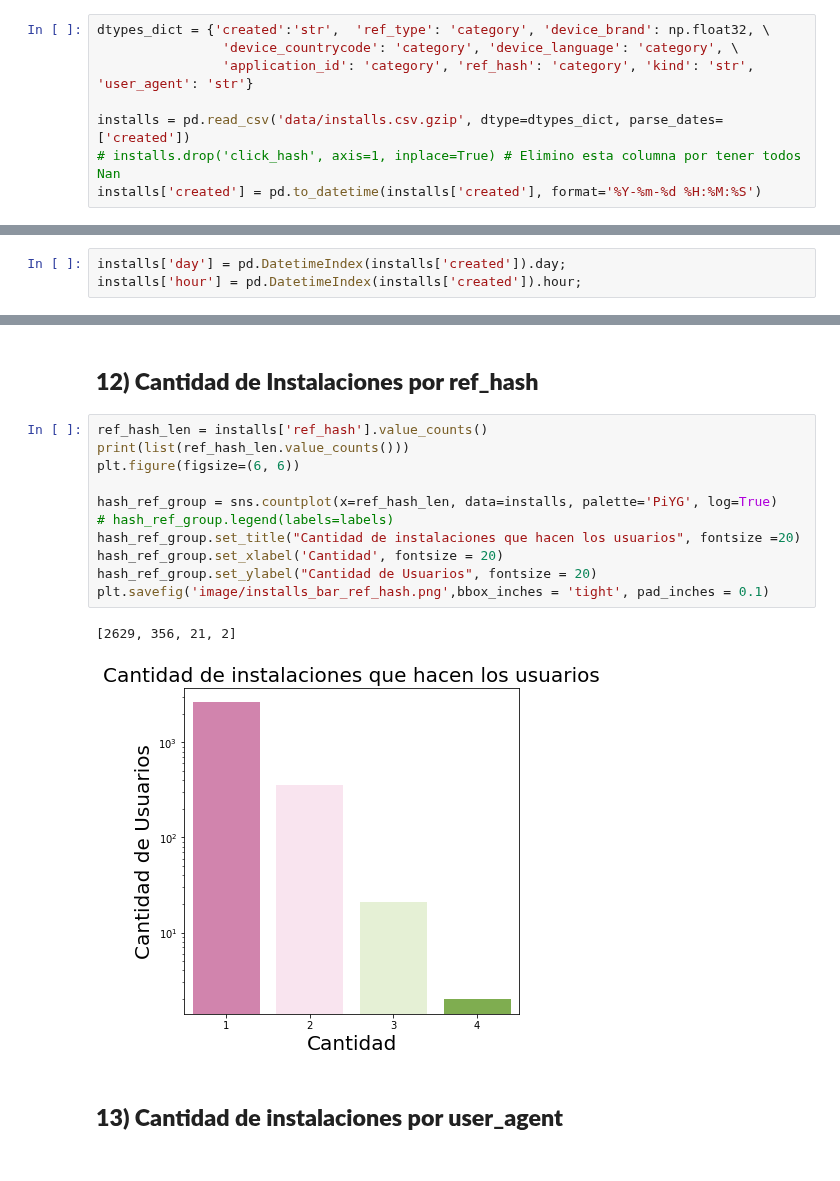
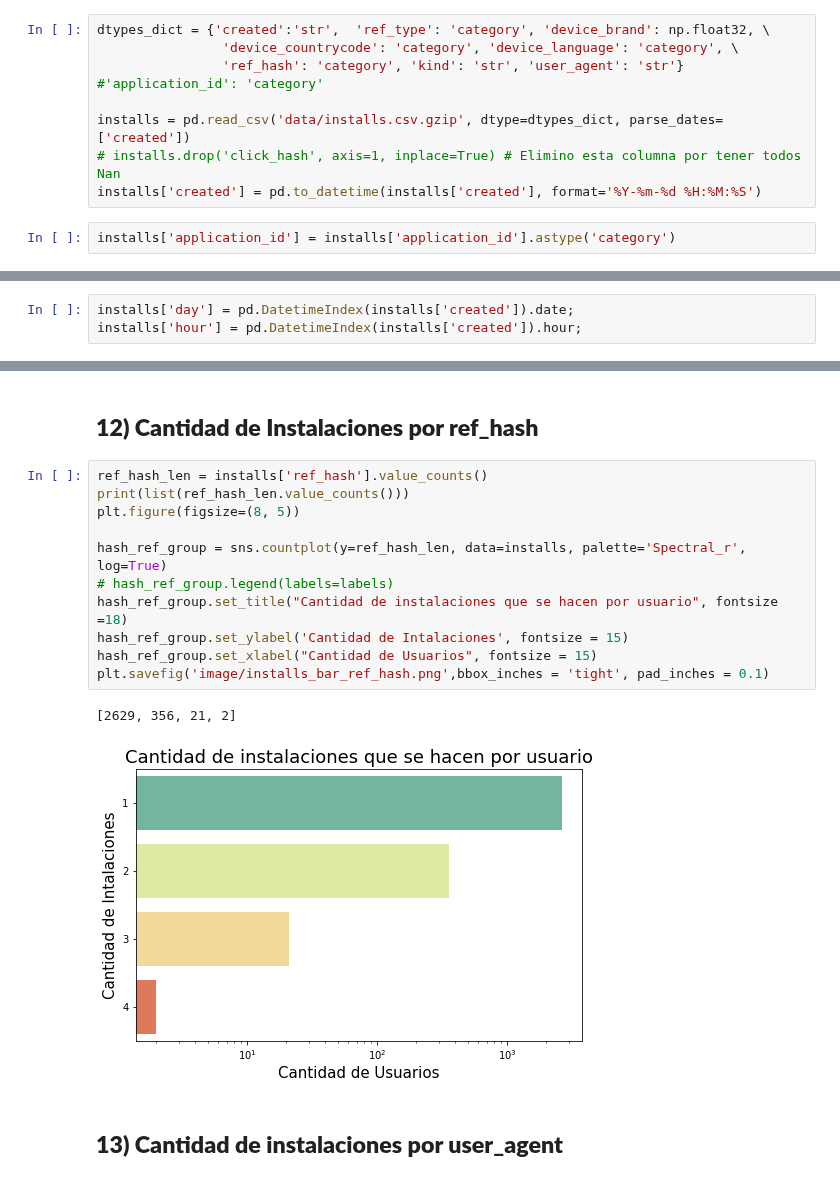
Before and after one commit to Elianagam/orgaDatosTp1, a Jupyter notebook: installs.ipynb, the cells around one changed output, grey strips where cells are left out. Saved outputs shown, nothing was run; the diff lists cells and outputs as text.

```diff
--- a/installs.ipynb
+++ b/installs.ipynb
@@ -6,11 +6,13 @@ import matplotlib.pyplot as plt
 # %%
 dtypes_dict = {'created':'str',  'ref_type': 'category', 'device_brand': np.float32, \
                 'device_countrycode': 'category', 'device_language': 'category', \
-                'application_id': 'category', 'ref_hash': 'category', 'kind': 'str', 'user_agent': 'str'}
+                'ref_hash': 'category', 'kind': 'str', 'user_agent': 'str'} #'application_id': 'category'
 
 installs = pd.read_csv('data/installs.csv.gzip', dtype=dtypes_dict, parse_dates=['created'])
 # installs.drop('click_hash', axis=1, inplace=True) # Elimino esta columna por tener todos Nan
 installs['created'] = pd.to_datetime(installs['created'], format='%Y-%m-%d %H:%M:%S')
+# %%
+installs['application_id'] = installs['application_id'].astype('category')
 # %%
 installs.dtypes
 # %% [output]
@@ -82,6 +85,6 @@ plt.savefig('image/installs_bar_ref_type.png',bbox_inches = 'tight', pad_inches
 # %% [markdown]
 ### **2) Cantidad de instalaciones por hora y día**
 # %%
-installs['day'] = pd.DatetimeIndex(installs['created']).day;
+installs['day'] = pd.DatetimeIndex(installs['created']).date;
 installs['hour'] = pd.DatetimeIndex(installs['created']).hour;
 # %%
@@ -271,17 +270,17 @@ plt.show()
 # %%
 ref_hash_len = installs['ref_hash'].value_counts()
 print(list(ref_hash_len.value_counts()))
-plt.figure(figsize=(6, 6))
+plt.figure(figsize=(8, 5))
 
-hash_ref_group = sns.countplot(x=ref_hash_len, data=installs, palette='PiYG', log=True)
+hash_ref_group = sns.countplot(y=ref_hash_len, data=installs, palette='Spectral_r', log=True)
 # hash_ref_group.legend(labels=labels)
-hash_ref_group.set_title("Cantidad de instalaciones que hacen los usuarios", fontsize =20)
-hash_ref_group.set_xlabel('Cantidad', fontsize = 20)
-hash_ref_group.set_ylabel("Cantidad de Usuarios", fontsize = 20)
+hash_ref_group.set_title("Cantidad de instalaciones que se hacen por usuario", fontsize =18)
+hash_ref_group.set_ylabel('Cantidad de Intalaciones', fontsize = 15)
+hash_ref_group.set_xlabel("Cantidad de Usuarios", fontsize = 15)
 plt.savefig('image/installs_bar_ref_hash.png',bbox_inches = 'tight', pad_inches = 0.1)
 # %% [output]
 [2629, 356, 21, 2]
-[figure, old version]
+[figure, new version]
 # %% [markdown]
 ## **13) Cantidad de instalaciones por user_agent**
 # %%
```
Also changed, not shown: parts of 31 cells of this notebook, 2 other files.
